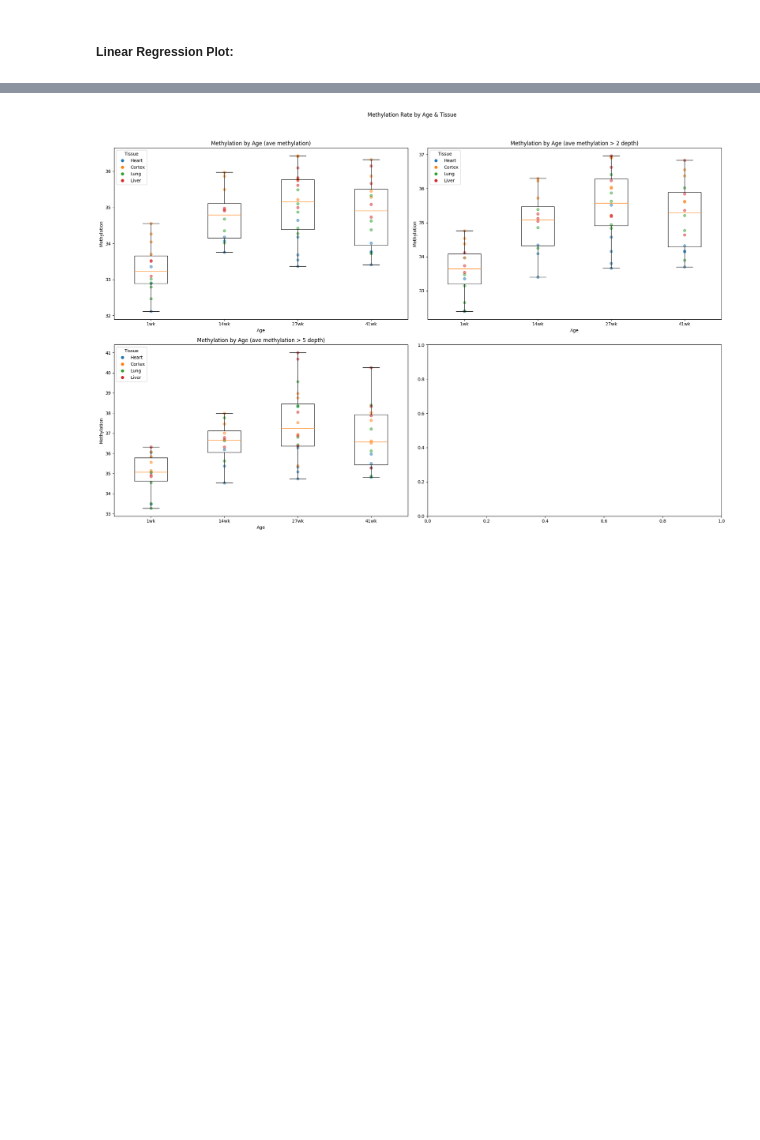
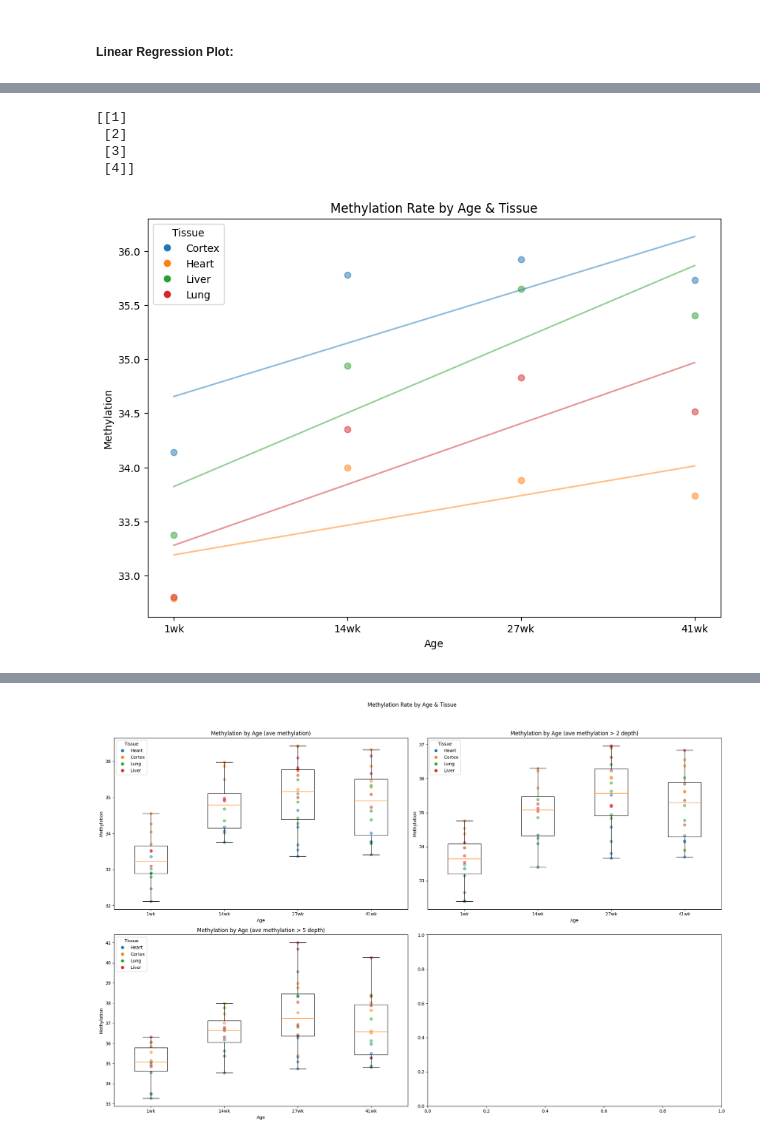
Before and after one commit to hunterDRuebsamen/Bioinformatic_Lab-1, a Jupyter notebook: methyl_analysis.ipynb, the cells around one changed output, grey strips where cells are left out. Cells and saved outputs as stored; diff of their text form; code cells hidden in the pictures; blank space fills up the shorter version.

```diff
--- a/methyl_analysis.ipynb
+++ b/methyl_analysis.ipynb
@@ -270 +280,56 @@ grouped_df
+# %%
+def plot_regression(ax: plt.Axes, plot_tissue: bool = False):
+    age_numeric = {age: i for i, age in enumerate(age_list, 1)}
+    model = LinearRegression()
+    X = np.array([[age_numeric[age]] for age in age_list])
+    # X = np.array([age_numeric[age] for age in grouped_df['age']]).reshape(-1, 1)
+    print(X)
+
+    if plot_tissue:
+        for tissue in unique_tissues:
+            tissue_df = grouped_df[grouped_df['tissue'] == tissue]
+            y = tissue_df['ave methylation'].values
+            model.fit(X, y)
+            y_pred = model.predict(X)
+            ax.plot([age_numeric[age] for age in age_list], y_pred, color=color_map[tissue], alpha=0.5)
+    else:
+        y = grouped_df['ave methylation'].values.reshape(4, 4).mean(axis=1)
+        model.fit(X, y)
+        y_pred = model.predict(X)
+        ax.plot([age_numeric[age] for age in age_list], y_pred, alpha=0.5)
+# %%
+from sklearn.linear_model import LinearRegression
+
+# Setup overall figure and add a single plot to it
+fig = plt.figure(figsize =(10, 7))
+ax = fig.add_subplot()
+# ax2 = fig.add_subplot()
+
+# plot methylation points
+plot_scatter(ax)
+plot_regression(ax, True)
+
+# Set x-axis labels
+ax.set_xticks(range(1, len(age_list)+1))
+ax.set_xticklabels(age_list)
+
+# Set labels and title
+ax.set_xlabel('Age')
+ax.set_ylabel('Methylation')
+ax.set_title('Methylation by Age')
+
+# Create custom legend for tissues
+ax.legend(handles=[plt.Line2D([0], [0], marker='o', color=color_map[tissue], linestyle='') for tissue in unique_tissues],
+          labels=list(unique_tissues))
+
+plt.legend(scatter_labels, unique_tissues, title='Tissue')
+# Label Overall Figure and Display
+plt.title('Methylation Rate by Age & Tissue')
+plt.show()
+# %% [output]
+[[1]
+ [2]
+ [3]
+ [4]]
+[figure, added]
 # %%
```
Also changed, not shown: parts of 14 cells of this notebook.
